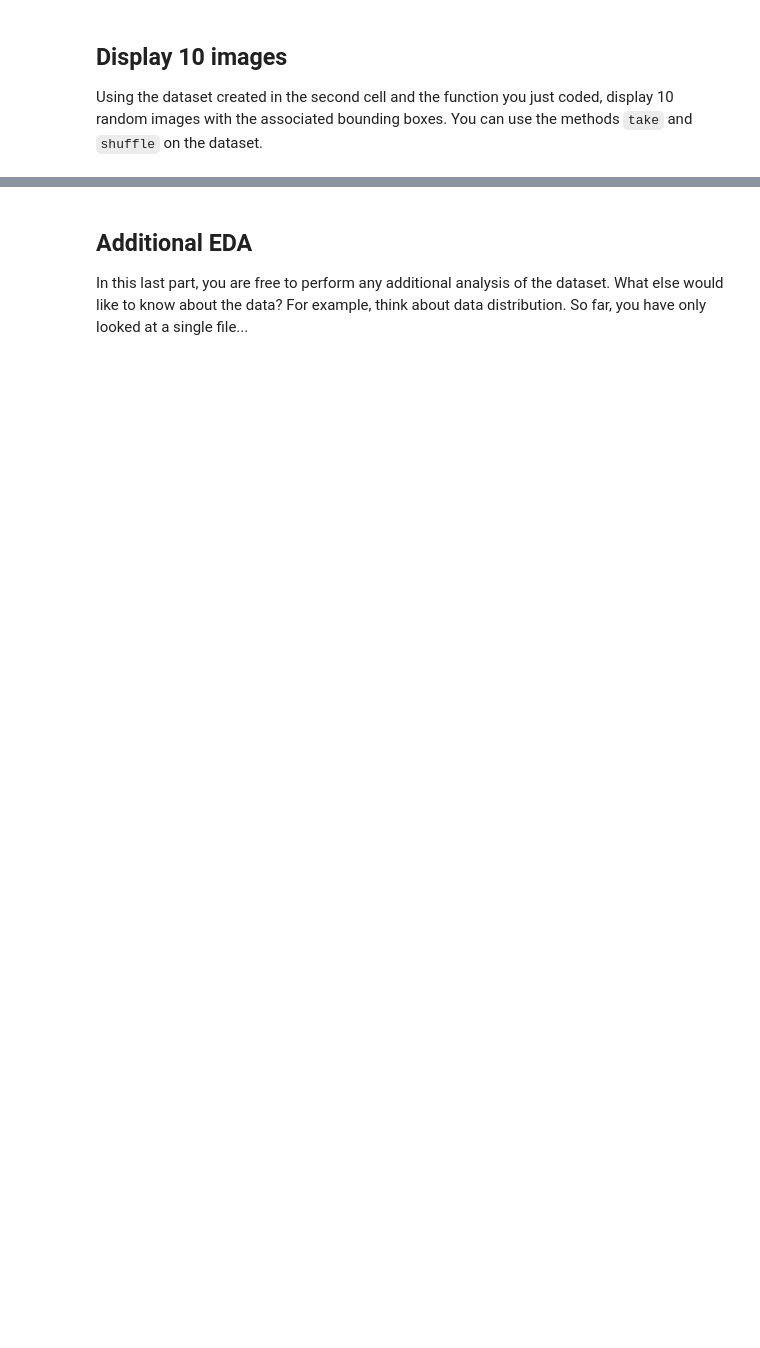
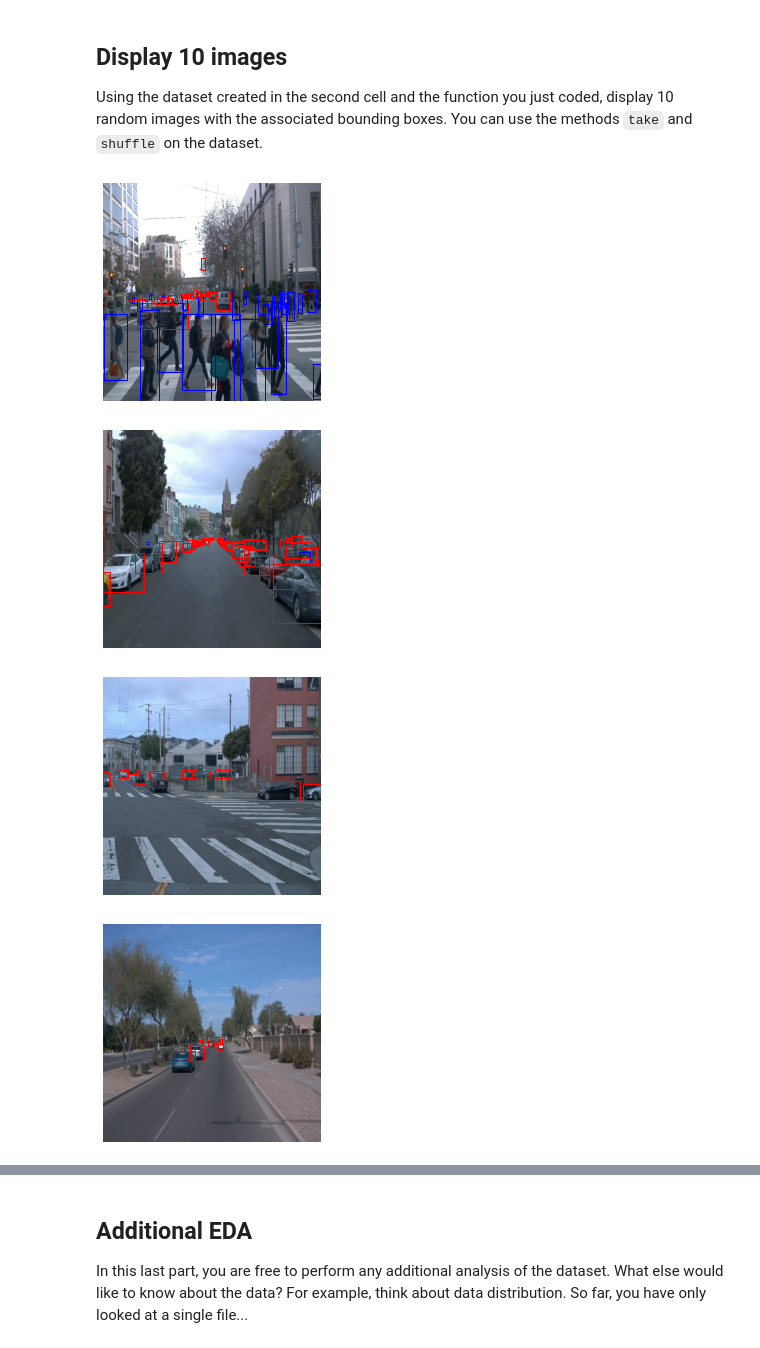
Before and after one commit to lr91-089/Udacity-nd229-object-detection, a Jupyter notebook: Exploratory Data Analysis.ipynb, the cells around one changed output, grey strips where cells are left out. Saved outputs shown, nothing was run; the diff lists cells and outputs as text; code cells hidden in the pictures; blank space fills up the shorter version.

```diff
--- a/Exploratory Data Analysis.ipynb
+++ b/Exploratory Data Analysis.ipynb
@@ -21,3 +74,20 @@ def display_instances(batch):
+# %%
+def display_images(batch):
+    class_mapping = {1: {'class': 'vehicle','color':'red'}, 2: {'class': 'pedestrian','color':'blue'}, 4: {'class': 'cyclist','color':'green'}}
+    fig, ax = plt.subplots()
+    image_raw = batch["image"].numpy()
+    ax.imshow(image_raw)
+    image_shape = image_raw.shape
+    for boxes, label in zip(batch["groundtruth_boxes"].numpy(), batch["groundtruth_classes"].numpy()):
+            #normalized values
+            ymin,xmin,ymax,xmax = boxes
+            #input for patches.Rectangle
+            xy = (xmin*image_shape[0], ymin*image_shape[1])
+            width = (xmax - xmin)*image_shape[1]
+            height = (ymax - ymin)*image_shape[0]
+            rec = patches.Rectangle(xy, width, height, linewidth=1, edgecolor=class_mapping.get(label).get('color'), facecolor='none')
+            ax.add_patch(rec)
+    plt.axis("off")
 # %% [markdown]
 ## Display 10 images
 
@@ -26,0 +95,10 @@ Using the dataset created in the second cell and the function you just coded, di
+# %%
+# Display 10 random images in dataset
+for batch in dataset_train.shuffle(75).take(10):
+    display_images(batch)
+plt.show()
+# %% [output]
+[figure, added]
+[figure, added]
+[figure, added]
+[figure, added]
```
Also changed, not shown: parts of 23 cells of this notebook, 4 other files.
